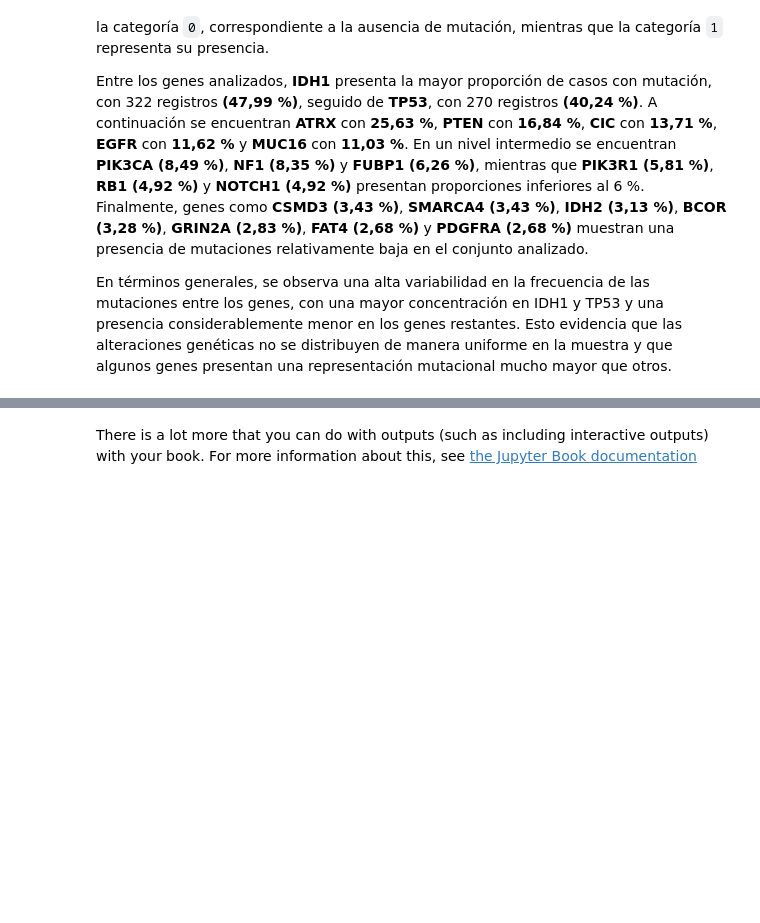
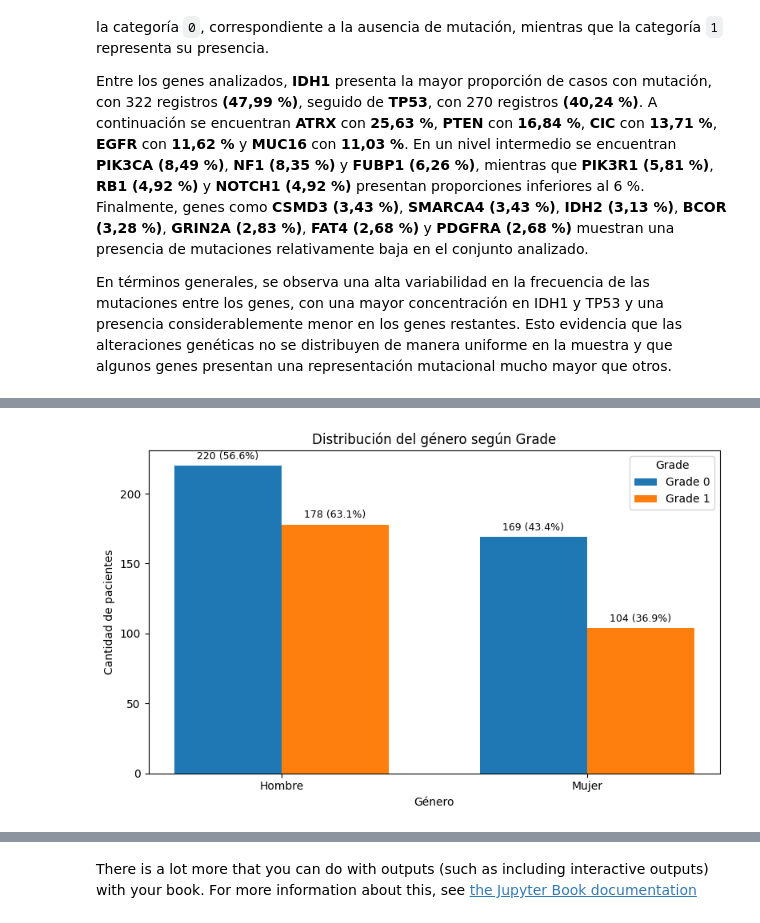
Before and after one commit to Alej0126/Jbook_dataviz, a Jupyter notebook: docs/_build/jupyter_execute/notebooks.ipynb, the cells around one changed output, grey strips where cells are left out. Cells and saved outputs as stored; diff of their text form; code cells hidden in the pictures; blank space fills up the shorter version.

```diff
--- a/docs/_build/jupyter_execute/notebooks.ipynb
+++ b/docs/_build/jupyter_execute/notebooks.ipynb
@@ -498,0 +595,14 @@ display(HTML(html_final))
+# %%
+tabla_gender_bivariada = analisis_bivariado(
+    train_data,
+    target="Grade",
+    variable="Gender",
+    etiquetas={
+        0: "Hombre",
+        1: "Mujer"
+    },
+    titulo="Distribución del género según Grade",
+    xlabel="Género"
+)
+# %% [output]
+[figure, added]
```
Also changed, not shown: parts of 13 cells of this notebook, 13 other files.
